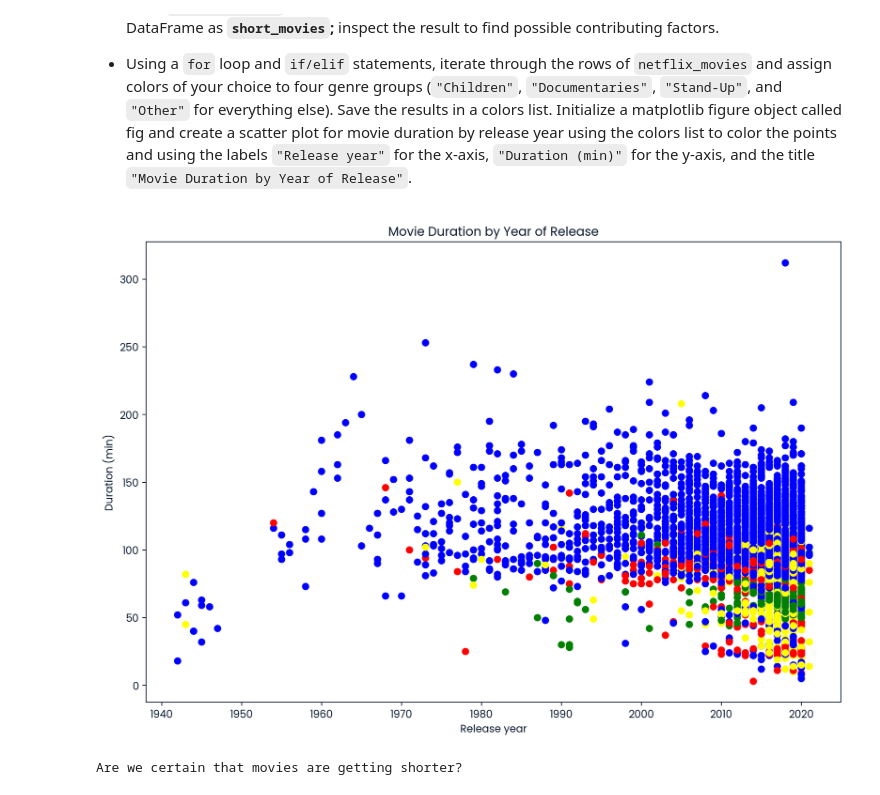
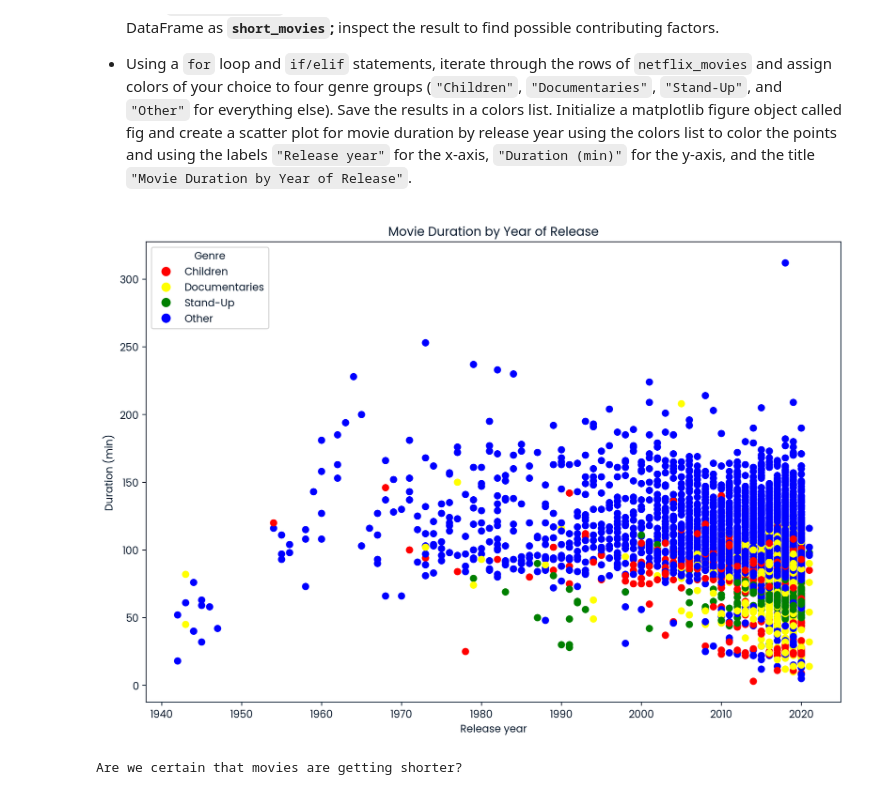
Before and after one commit to armeros/Datacamp_Projects, a Jupyter notebook: Netflix (Visualization and Manipulation)/notebook.ipynb, the cells around one changed output. Drawn from its saved outputs; the diff is of its cells as text; code cells hidden in the pictures.

```diff
--- a/Netflix (Visualization and Manipulation)/notebook.ipynb
+++ b/Netflix (Visualization and Manipulation)/notebook.ipynb
@@ -35,36 +35,36 @@ You have been supplied with the dataset `netflix_data.csv` , along with the foll
 # %%
 # Importing pandas and matplotlib
 import pandas as pd
 import matplotlib.pyplot as plt
 
 netflix_df = pd.read_csv('netflix_data.csv')
 netflix_subset = netflix_df[netflix_df['type'] != 'TV Show']
 netflix_movies = netflix_subset[["title", "country", "genre", "release_year", "duration"]]
 short_movies = netflix_movies[netflix_movies['duration'] < 60]
 colors = []
 for label, row in netflix_movies.iterrows():
     if row['genre'] == 'Children':
         colors.append('red')
     elif row['genre'] == 'Documentaries':
         colors.append('yellow')
     elif row['genre'] == 'Stand-Up':
         colors.append('green')
     else:
         colors.append('blue')
 
 fig = plt.figure(figsize=(12, 8))
 plt.scatter(netflix_movies['release_year'], netflix_movies['duration'], c=colors)
 plt.xlabel("Release year")
 plt.ylabel("Duration (min)")
 plt.title("Movie Duration by Year of Release")
 
-# legend_labels = {'Children': 'red', 'Documentaries': 'yellow', 'Stand-Up': 'green', 'Other': 'blue'}
-# handles = [plt.Line2D([0], [0], marker='o', color='w', markerfacecolor=color, markersize=10, label=genre)
-#            for genre, color in legend_labels.items()]
-# plt.legend(handles=handles, title='Genre')
+legend_labels = {'Children': 'red', 'Documentaries': 'yellow', 'Stand-Up': 'green', 'Other': 'blue'}
+handles = [plt.Line2D([0], [0], marker='o', color='w', markerfacecolor=color, markersize=10, label=genre)
+           for genre, color in legend_labels.items()]
+plt.legend(handles=handles, title='Genre')
 plt.show()
 print("Are we certain that movies are getting shorter?" )
 answer = 'no'
 # %% [output]
-[figure, old version]
+[figure, new version]
 Are we certain that movies are getting shorter?
```
